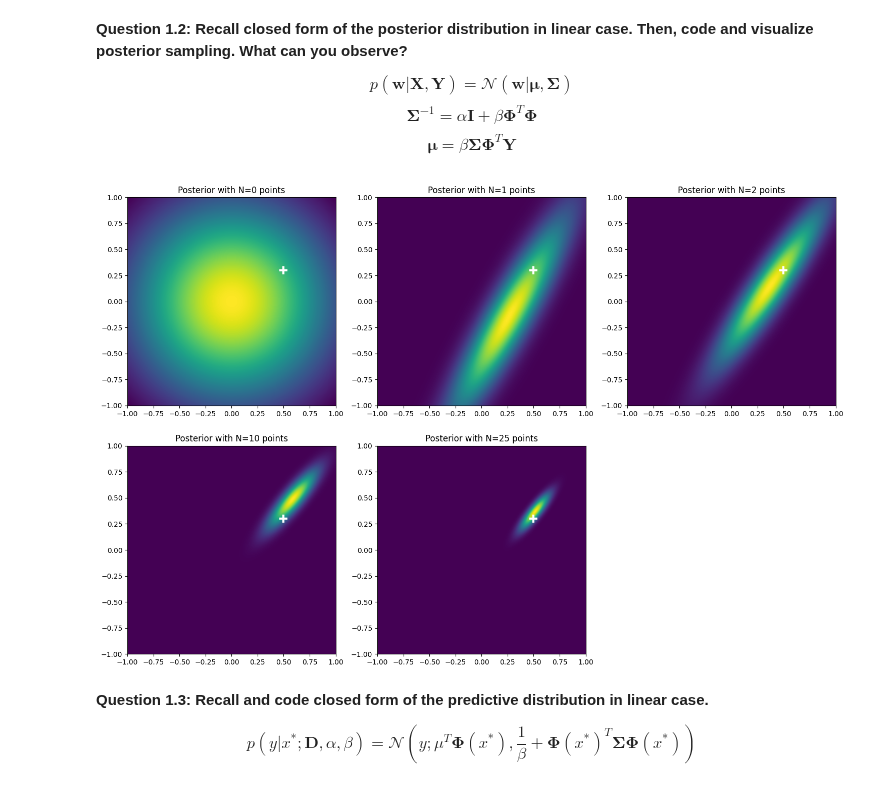
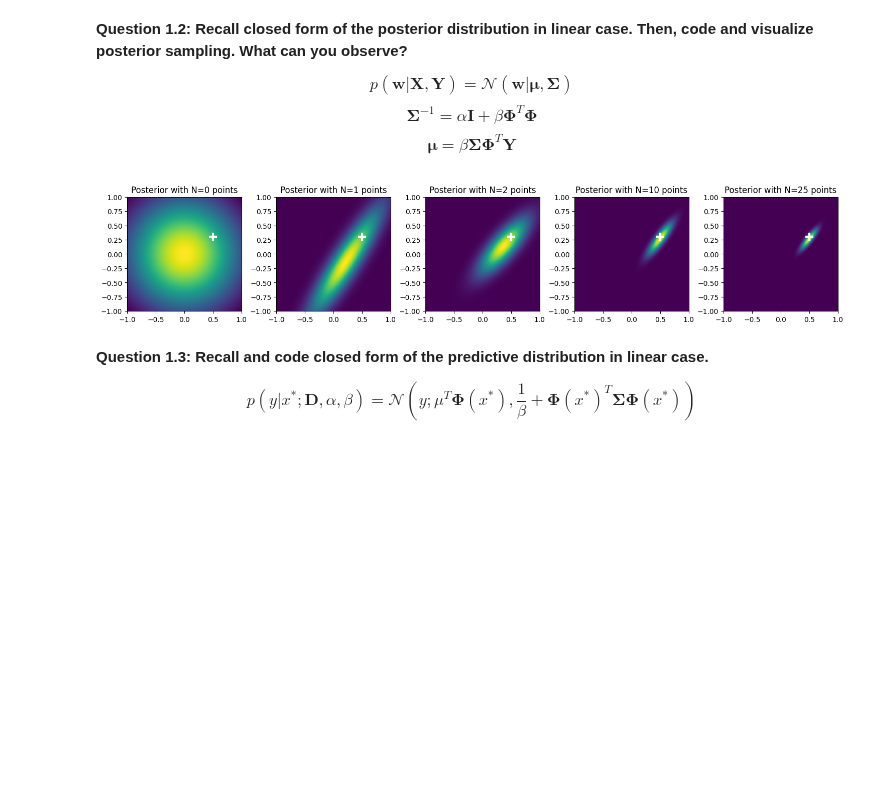
Before and after one commit to CharlesAttend/M2-DAC, a Jupyter notebook: RDFIA/TME/Section3/3_a_Bayesian_Linear_Regression.ipynb, the cells around one changed output. Saved outputs shown, nothing was run; the diff lists cells and outputs as text; code cells hidden in the pictures; blank space fills up the shorter version.

```diff
--- a/RDFIA/TME/Section3/3_a_Bayesian_Linear_Regression.ipynb
+++ b/RDFIA/TME/Section3/3_a_Bayesian_Linear_Regression.ipynb
@@ -224,35 +226,35 @@ for count, n in enumerate([0, 1, 2, 10, len(dataset_linear["X_train"])]):
         mu_N = np.zeros((2,))
     else:
         phi = phi_linear_matrix(cur_data)
         sigma_N_inv = (
             dataset_linear["ALPHA"] * np.identity(2)
             + dataset_linear["BETA"] * phi.T @ phi
         )
         sigma_N = np.linalg.inv(sigma_N_inv)
         mu_N = dataset_linear["BETA"] * sigma_N @ phi.T @ cur_lbl
     # Compute values on meshgrid
     for i in range(meshgrid.shape[0]):
         for j in range(meshgrid.shape[0]):
             w[0, 0] = meshgrid[i]
             w[1, 0] = meshgrid[j]
             posterior[i, j] = np.exp(
                 -0.5
                 * ((w - mu_N.reshape(2, 1)).T @ sigma_N_inv)
                 @ (w - mu_N.reshape(2, 1))
             )
     Z = 1.0 / (np.sqrt(2 * np.pi * np.linalg.det(sigma_N)))
     posterior[:, :] /= Z
 
     # Plot posterior with n points
-    plt.subplot(231 + count)
+    plt.subplot(151 + count)
     plt.imshow(posterior, extent=[-1, 1, -1, 1])
     plt.plot(0.5, 0.3, "+", markeredgecolor="white", markeredgewidth=3, markersize=12)
     plt.title("Posterior with N={} points".format(n))
 plt.tight_layout()
 plt.savefig("posterior.pdf", dpi=100, bbox_inches="tight")
 plt.show()
 # %% [output]
-[figure, old version]
+[figure, new version]
 # %% [markdown]
 **Question 1.3: Recall and code closed form of the predictive distribution in linear case.**
 
```
Also changed, not shown: parts of 12 cells of this notebook, 9 other files.
